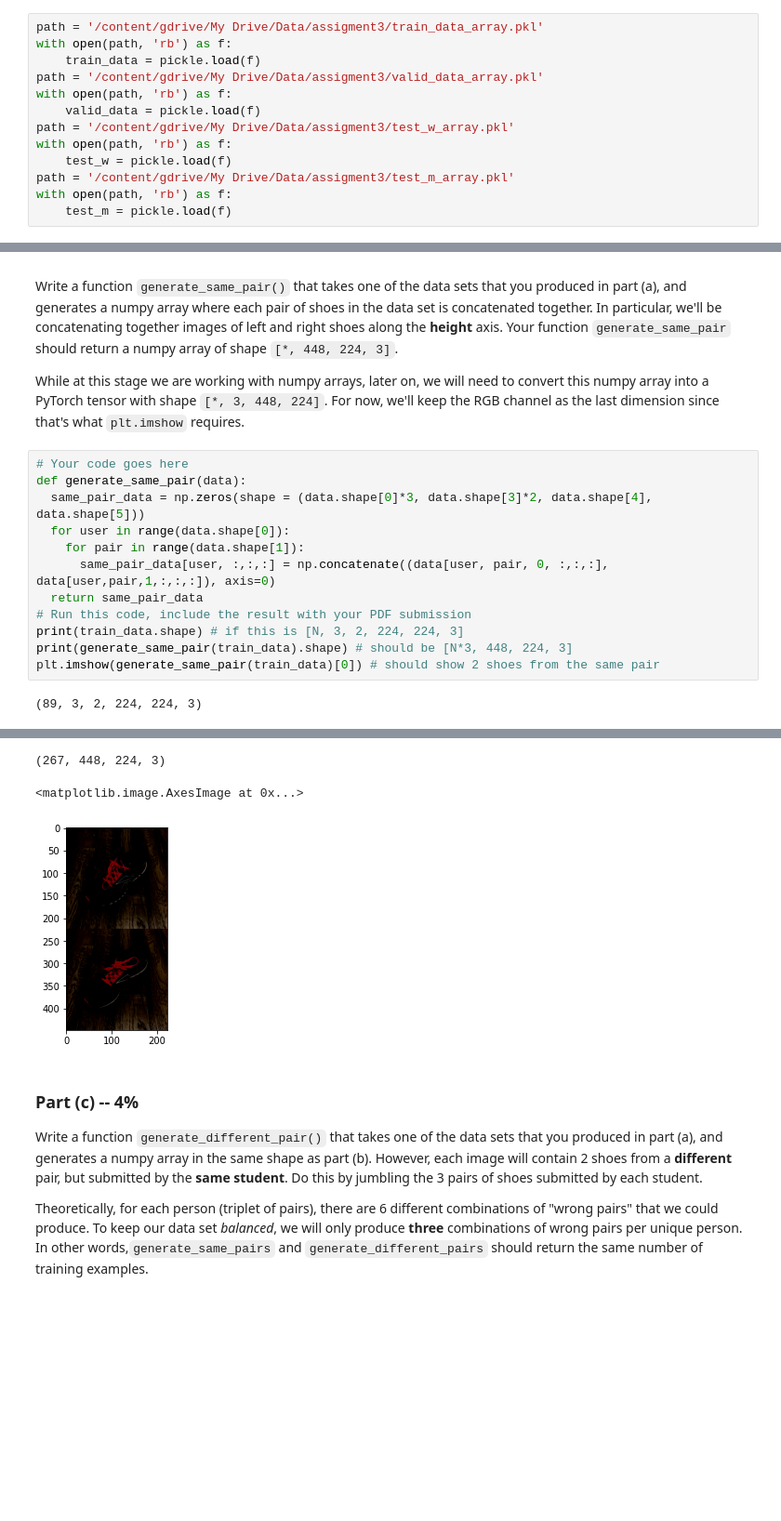
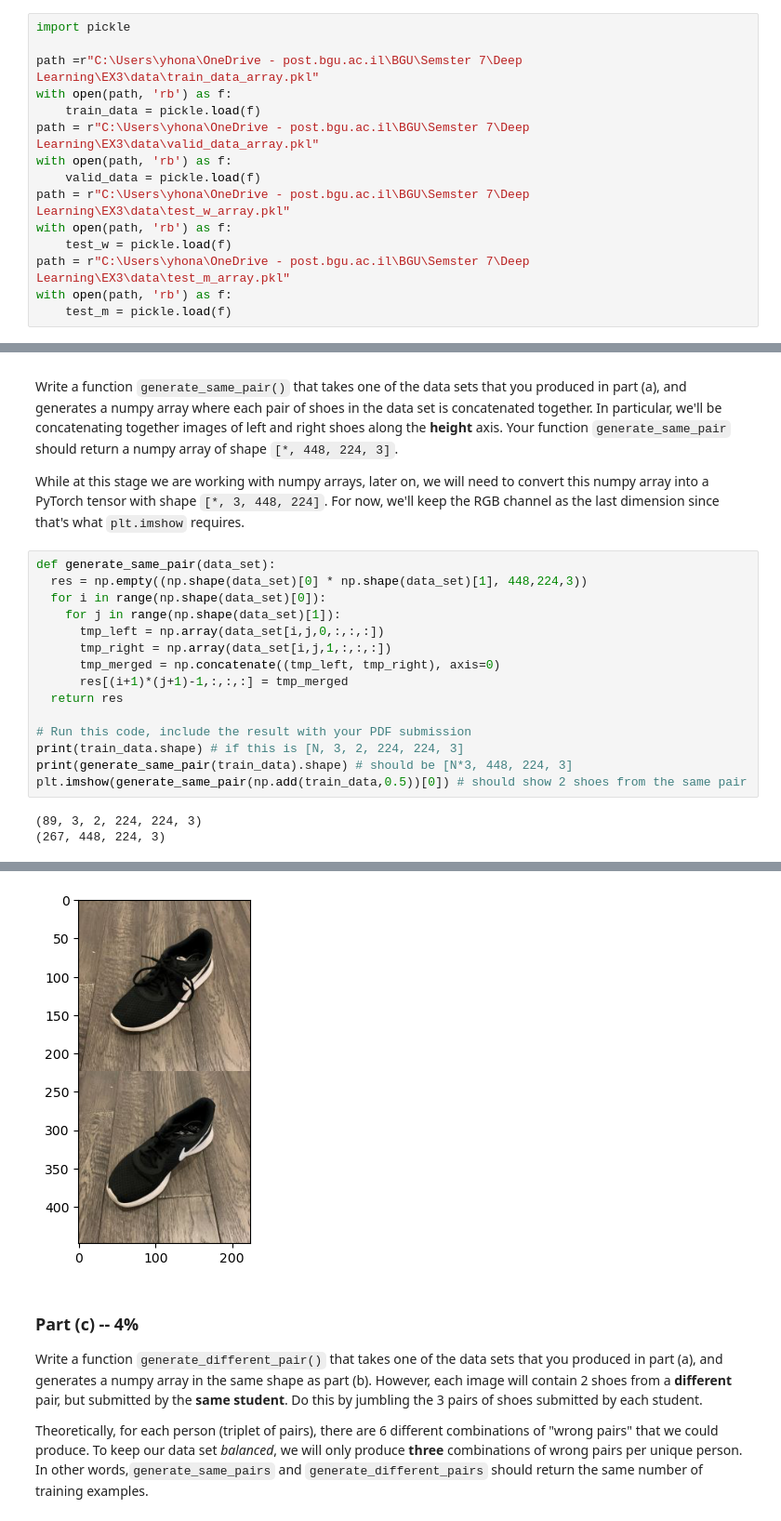
Before and after one commit to aradgast/DeepLearningCourse, a Jupyter notebook: Assignment3.ipynb, the cells around one changed output, grey strips where cells are left out. Shown: that part at 93% size. Cells and saved outputs as stored; diff of their text form; blank space fills up the shorter version.

```diff
--- a/Assignment3.ipynb
+++ b/Assignment3.ipynb
@@ -161,14 +81,16 @@ https://docs.scipy.org/doc/numpy/reference/generated/numpy.save.html
 # %%
-path = '/content/gdrive/My Drive/Data/assigment3/train_data_array.pkl'
+import pickle
+
+path =r"C:\Users\yhona\OneDrive - post.bgu.ac.il\BGU\Semster 7\Deep Learning\EX3\data\train_data_array.pkl"
 with open(path, 'rb') as f:
     train_data = pickle.load(f)
-path = '/content/gdrive/My Drive/Data/assigment3/valid_data_array.pkl'
+path = r"C:\Users\yhona\OneDrive - post.bgu.ac.il\BGU\Semster 7\Deep Learning\EX3\data\valid_data_array.pkl"
 with open(path, 'rb') as f:
     valid_data = pickle.load(f)
-path = '/content/gdrive/My Drive/Data/assigment3/test_w_array.pkl'
+path = r"C:\Users\yhona\OneDrive - post.bgu.ac.il\BGU\Semster 7\Deep Learning\EX3\data\test_w_array.pkl"
 with open(path, 'rb') as f:
     test_w = pickle.load(f)
-path = '/content/gdrive/My Drive/Data/assigment3/test_m_array.pkl'
+path = r"C:\Users\yhona\OneDrive - post.bgu.ac.il\BGU\Semster 7\Deep Learning\EX3\data\test_m_array.pkl"
 with open(path, 'rb') as f:
     test_m = pickle.load(f)
 # %%
@@ -208,16 +129,20 @@ While at this stage we are working with numpy arrays, later on, we will need to
 `[*, 3, 448, 224]`. For now, we'll keep the RGB channel as the last dimension since
 that's what `plt.imshow` requires.
 # %%
-# Your code goes here
-def generate_same_pair(data):
-  same_pair_data = np.zeros(shape = (data.shape[0]*3, data.shape[3]*2, data.shape[4], data.shape[5]))
-  for user in range(data.shape[0]):
-    for pair in range(data.shape[1]):
-      same_pair_data[user, :,:,:] = np.concatenate((data[user, pair, 0, :,:,:], data[user,pair,1,:,:,:]), axis=0)
-  return same_pair_data
+def generate_same_pair(data_set):
+  res = np.empty((np.shape(data_set)[0] * np.shape(data_set)[1], 448,224,3))
+  for i in range(np.shape(data_set)[0]):
+    for j in range(np.shape(data_set)[1]):
+      tmp_left = np.array(data_set[i,j,0,:,:,:])
+      tmp_right = np.array(data_set[i,j,1,:,:,:])
+      tmp_merged = np.concatenate((tmp_left, tmp_right), axis=0)
+      res[(i+1)*(j+1)-1,:,:,:] = tmp_merged
+  return res
+
 # Run this code, include the result with your PDF submission
 print(train_data.shape) # if this is [N, 3, 2, 224, 224, 3]
 print(generate_same_pair(train_data).shape) # should be [N*3, 448, 224, 3]
-plt.imshow(generate_same_pair(train_data)[0]) # should show 2 shoes from the same pair
+plt.imshow(generate_same_pair(np.add(train_data,0.5))[0]) # should show 2 shoes from the same pair
 # %% [output]
 (89, 3, 2, 224, 224, 3)
+(267, 448, 224, 3)
@@ -225,6 +150,4 @@ WARNING:matplotlib.image:Clipping input data to the valid range for imshow with
-(267, 448, 224, 3)
-<matplotlib.image.AxesImage at 0x...>
-[figure, old version]
+[figure, new version]
 # %% [markdown]
 ### Part (c) -- 4%
 
```
Also changed, not shown: parts of 31 cells of this notebook.
